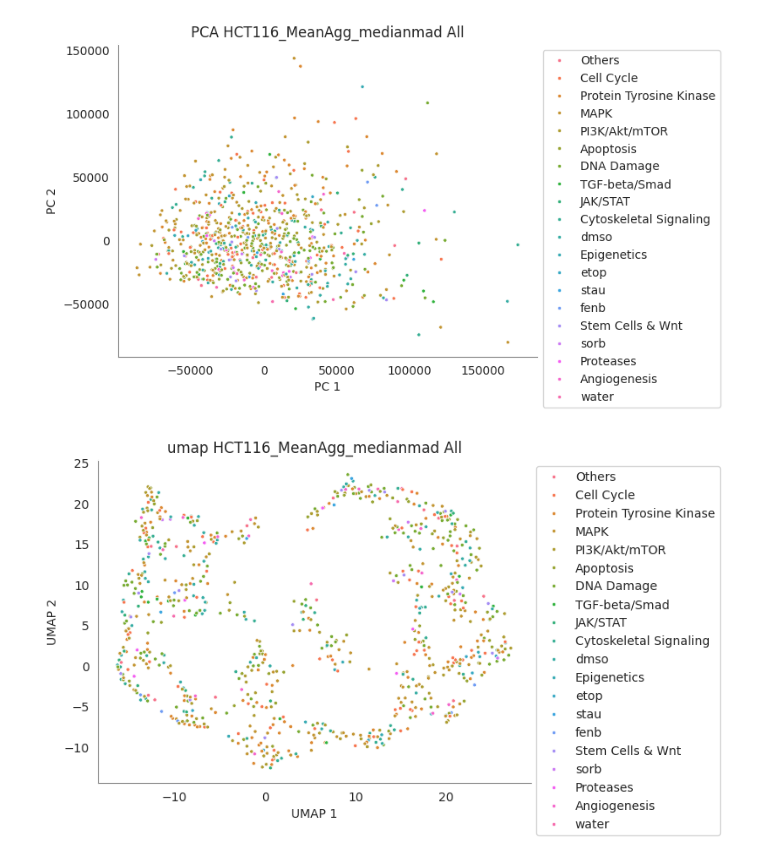
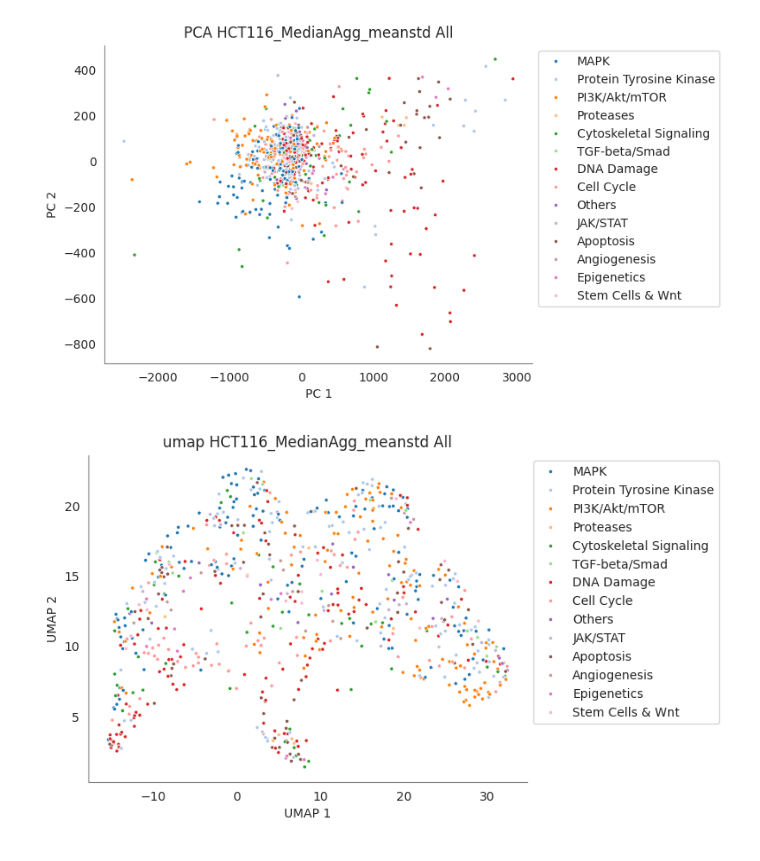
Before and after one commit to pharmbio/colopaint3D, a Jupyter notebook: python/2_PCAUMAP_MOA_test.ipynb, the cells around one changed output. Saved outputs shown, nothing was run; the diff lists cells and outputs as text; code cells hidden in the pictures.

```diff
--- a/python/2_PCAUMAP_MOA_test.ipynb
+++ b/python/2_PCAUMAP_MOA_test.ipynb
@@ -38,5 +40,21 @@ FeatureDir = './data/1_FeaturesImages'
 # %%
-filenames = ['HCT116_MeanAgg_medianmad']
+filenames = ['HCT116_MedianAgg_meanstd']
+# filenames = ['HCT116_MeanAgg_medianmad']
+# filenames = ['HT29_MeanAgg_medianmad']
+# filenames = ['HT29_MedianAgg_meanstd']
+# statmet = 'SingleSlice'
+# statmet = 'prototype'
+statmet = 'WellAggregates'
+# statmet = 'SingleCell'
+# filenames = ['HCT116_MedianAgg_meanstd_prototype_slice_selected']
+# filenames = ['HT29_mad']
+# filenames = ['HT29_mean']
+# filenames = ['HCT116_mad']
+# filenames = ['HCT116_mean']
+# filenames = ['HCT116_Slice3MeanAgg_medianmad']
+# filenames = ['HCT116_Slice3MedianAgg_meanstd']
+# filenames = ['HT29_Slice3MeanAgg_medianmad']
+# filenames = ['HT29_Slice3MedianAgg_meanstd']
 statmets = ['SingleCell', 'Aggregates']
 
 dropcols = ['Nuclei_Location_Center_X',
@@ -53,6 +71,8 @@ dropcols = ['Nuclei_Location_Center_X',
 
 
 cons = ['pos_con', 'neg_con']
+nodmso = ['trt']
+wdmso = ['neg_con', 'dmso']
 float_columns=[pl.col(pl.Float32),pl.col(pl.Float64)]
 
 ##### Correlation contains some kind of well information
@@ -123,6 +143,8 @@ def is_meta_column(
         MD5Digest
         RadialDistribution_Frac
         Intensity_
+        _Manders
+        _Overflow
     '''.split():
         if re.search(ex, c):
             return True
@@ -143,7 +165,7 @@ def makePCA(df, name='', statmet='SingleCell' , n_components=2):
     ])
 
     hue = df['Metadata_cmpd_pathway'].to_list()
-    cmap = sns.color_palette("husl", n_colors=len(df['Metadata_cmpd_pathway'].unique().to_list()))
+    cmap = sns.color_palette("tab20", n_colors=len(df['Metadata_cmpd_pathway'].unique().to_list()))
 
     fig = plt.figure(
     # figsize=[14, 5]
@@ -168,7 +190,7 @@ def makePCA(df, name='', statmet='SingleCell' , n_components=2):
     plt.close()
     return df
 
-def makeUMAP(df, name='', statmet='SingleCell' , nn = 200, is_supervised=True, n_components=100, min_dist=0.2, spread= 5, n_epochs=None, metric='cosine', use_pca=True):
+def makeUMAP(df, name='', statmet='SingleCell' , nn = 200, is_supervised=True, n_components=100, min_dist=0.1, spread= 5, n_epochs=None, metric='cosine', use_pca=True):
     dataN=df.select([c for c in df.columns if not is_meta_column(c)]).select(float_columns).to_numpy()
     umap_model = umap.UMAP(n_neighbors=nn
                         , min_dist=min_dist
@@ -194,7 +216,7 @@ def makeUMAP(df, name='', statmet='SingleCell' , nn = 200, is_supervised=True, n
     ])
 
     hue = df['Metadata_cmpd_pathway'].to_list()
-    cmap = sns.color_palette("husl", n_colors=len(df['Metadata_cmpd_pathway'].unique().to_list()))
+    cmap = sns.color_palette("tab20", n_colors=len(df['Metadata_cmpd_pathway'].unique().to_list()))
 
     fig = plt.figure(
     # figsize=[14, 5]
@@ -260,7 +295,7 @@ df.select(pl.col('Metadata_cmpd_pathway')).to_series().unique().to_list()
 # %%
 filename = filenames[0]
 # df = pl.read_parquet(f'{FeatureDir}/SingleCell/{filename}.parquet')
-df = readData(filename, statmet='WellAggregates')
+df = readData(filename, statmet=statmet)
 # df['Metadata_cmpd_pathway'].unique().to_list()
 # %%
 df.head()
@@ -285,11 +320,10 @@ df_floats=df.select([c for c in df.columns if not is_meta_column(c)]).select(flo
 # %%
 # df2 = df.filter(pl.col('Metadata_cmpd_pert_type').is_in(cons))
 # cons = ['pos_con']
-nodmso = ['pos_con']
-wdmso = ['neg_con']
-df2 = df.filter(pl.col('Metadata_cmpd_target').is_in(cons))
-df3 = df.filter(~pl.col('Metadata_cmpd_target').is_in(nodmso))
-df4 = df.filter(pl.col('Metadata_cmpd_target').is_in(wdmso))
+
+df2 = df.filter(pl.col('Metadata_cmpd_pert_type').is_in(cons))
+df3 = df.filter(pl.col('Metadata_cmpd_pert_type').is_in(nodmso))
+df4 = df.filter(pl.col('Metadata_cmpd_pert_type').is_in(wdmso))
 # %%
 df.head()
 # %% [output]
@@ -368,9 +419,9 @@ Protein Tyrosine Kinase:   104
 # %%
 _ = makePCA(df3, name=filename)
 # %% [output]
-[figure, old version]
+[figure, new version]
 # %%
-_ = makeUMAP(df3, name=filename, is_supervised=False, use_pca=True)
+_ = makeUMAP(df3, name=filename, nn=200, is_supervised=False, use_pca=False)
 # %% [output]
-[figure, old version]
+[figure, new version]
 # %%
```
Also changed, not shown: parts of 34 cells of this notebook, 6 other files.
